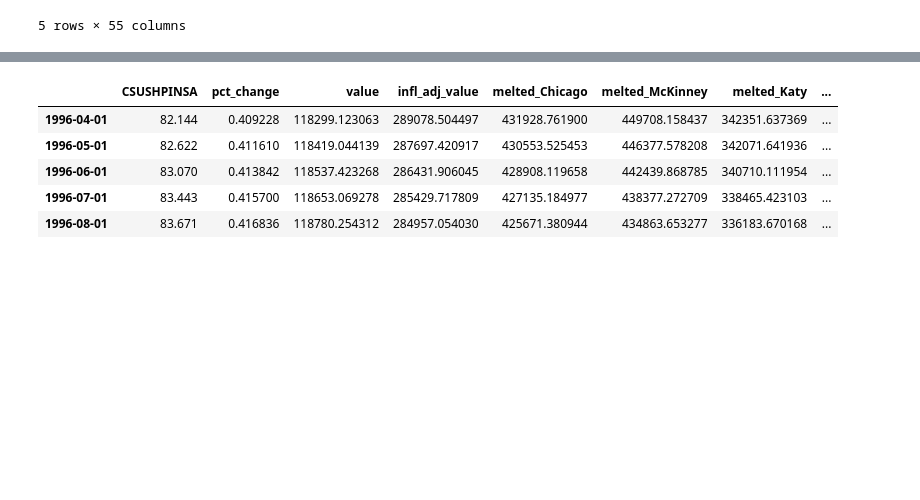
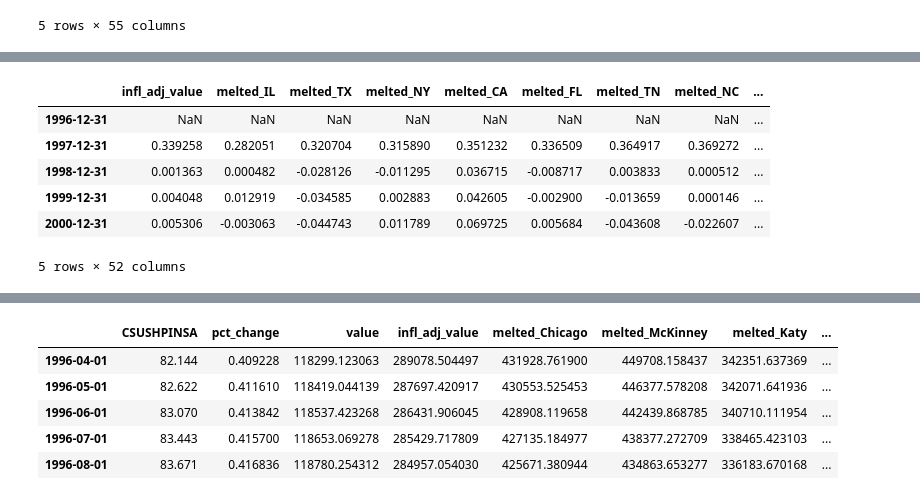
Before and after one commit to Ranykhalil/dsc-mod-4-project-v2-1-london-ds-02172020, a Jupyter notebook: time-series/Nav_notebook.ipynb, the cells around one changed output, grey strips where cells are left out. Drawn from its saved outputs; the diff is of its cells as text; code cells hidden in the pictures; blank space fills up the shorter version.

```diff
--- a/time-series/Nav_notebook.ipynb
+++ b/time-series/Nav_notebook.ipynb
@@ -423,0 +424,10 @@ state_melted_df_merged.plot(figsize=(20,40))
+# %%
+state_year_pct.head()
+# %% [output]
+|  | infl_adj_value | melted_IL | melted_TX | melted_NY | melted_CA | melted_FL | melted_TN | melted_NC | ... |
+| 1996-12-31 | NaN | NaN | NaN | NaN | NaN | NaN | NaN | NaN | ... |
+| 1997-12-31 | 0.339258 | 0.282051 | 0.320704 | 0.315890 | 0.351232 | 0.336509 | 0.364917 | 0.369272 | ... |
+| 1998-12-31 | 0.001363 | 0.000482 | -0.028126 | -0.011295 | 0.036715 | -0.008717 | 0.003833 | 0.000512 | ... |
+| 1999-12-31 | 0.004048 | 0.012919 | -0.034585 | 0.002883 | 0.042605 | -0.002900 | -0.013659 | 0.000146 | ... |
+| 2000-12-31 | 0.005306 | -0.003063 | -0.044743 | 0.011789 | 0.069725 | 0.005684 | -0.043608 | -0.022607 | ... |
+5 rows × 52 columns
```
Also changed, not shown: parts of 8 cells of this notebook.
